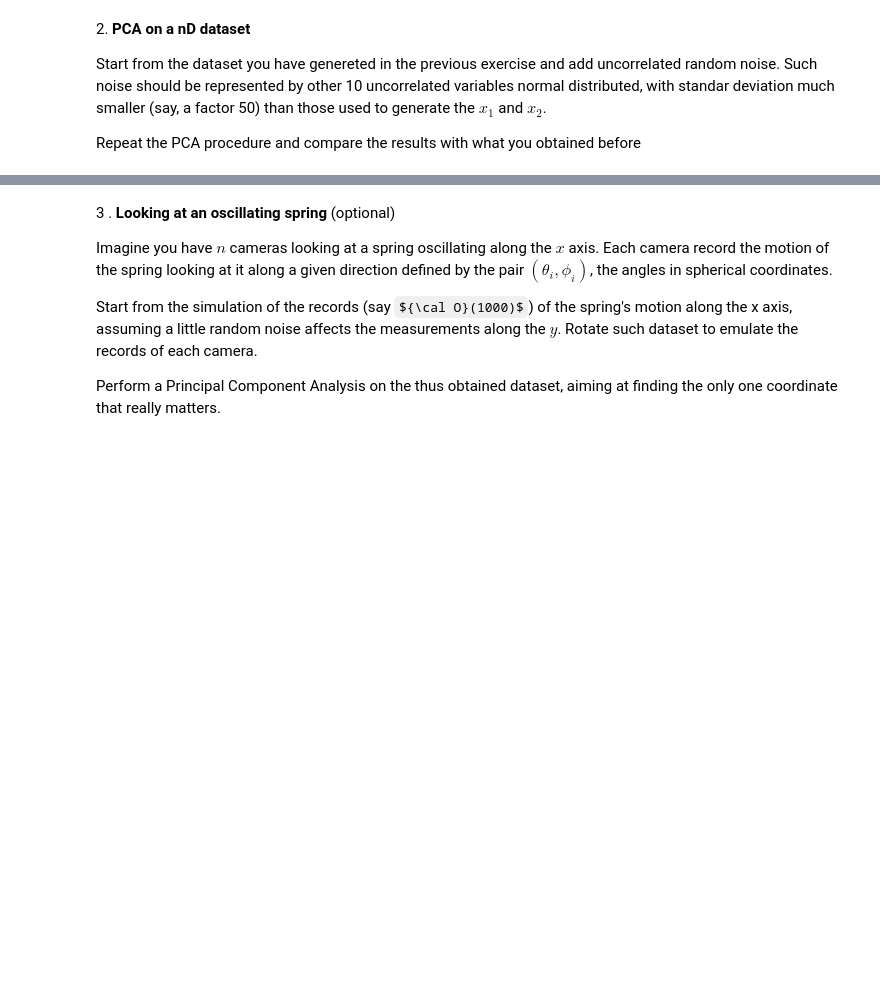
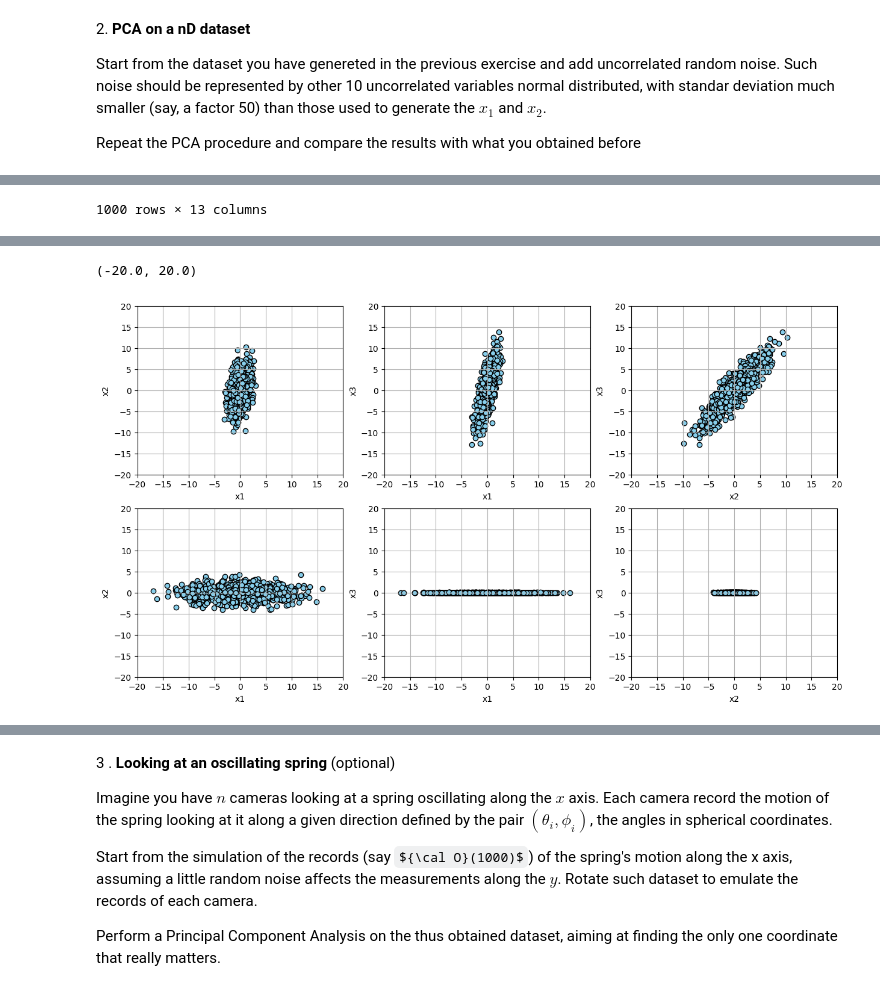
Before and after one commit to elenaniero/LaboratoryOfComputationalPhysics_Y8, a Jupyter notebook: 08ex_LinearAlgebra.ipynb, the cells around one changed output, grey strips where cells are left out. Drawn from its saved outputs; the diff is of its cells as text; code cells hidden in the pictures; some formulas as TeX source; blank space fills up the shorter version.

```diff
--- a/08ex_LinearAlgebra.ipynb
+++ b/08ex_LinearAlgebra.ipynb
@@ -116,3 +275,77 @@ Lambda trace(): 28.723162117674743
 Start from the dataset you have genereted in the previous exercise and add uncorrelated random noise. Such noise should be represented by other 10 uncorrelated variables normal distributed, with standar deviation much smaller (say, a factor 50) than those used to generate the $x_1$ and $x_2$.
 
 Repeat the PCA procedure and compare the results with what you obtained before
+# %%
+import scipy.linalg as la
+npr.seed(123)
+
+noise = [npr.normal(0, 1/50,1000) for i in range(10)]
+df = pd.DataFrame({ })
+df['x1'] = npr.normal(0, 1, 1000)
+df['x2'] = df['x1'] + npr.normal(0, 3, 1000)
+df['x3'] = 2*df['x1'] + df['x2']
+for i in range(10):
+    df[f'{i}'] = noise[i]
+display(df)
+
+means = df.describe().iloc[1, :]
+print(means)
+df0 = df - means
+print(df0)
+
+U, spectrum, Vt = la.svd(df0.T)
+print('eigenvalues: ', spectrum**2/999 )
+print('eigenvectors: ', U)
+
+xp = np.dot(U.T, df0.T)
+print(xp)
+gridsize = (2,3)
+fig = plt.figure(figsize=(15, 8))
+ax1 = plt.subplot2grid(gridsize, (0,0), colspan=1, rowspan=1, )
+ax1.scatter(df0['x1'], df0['x2'], marker = 'o', c = 'skyblue', edgecolor = 'black')
+ax1.grid()
+ax1.set_xlabel('x1')
+ax1.set_ylabel('x2')
+ax1.set_xlim(-20,20)
+ax1.set_ylim(-20,20)
+
+ax2 = plt.subplot2grid(gridsize, (0,1), rowspan=1, colspan=1)
+ax2.scatter(df0['x1'], df0['x3'], marker = 'o', c = 'skyblue', edgecolor = 'black')
+ax2.grid()
+ax2.set_xlabel('x1')
+ax2.set_ylabel('x3')
+ax2.set_xlim(-20,20)
+ax2.set_ylim(-20,20)
+
+ax3 = plt.subplot2grid(gridsize, (0,2), rowspan=1, colspan=1)
+ax3.scatter(df0['x2'], df0['x3'], marker = 'o', c = 'skyblue', edgecolor = 'black')
+ax3.grid()
+ax3.set_xlabel('x2')
+ax3.set_ylabel('x3')
+ax3.set_xlim(-20,20)
+ax3.set_ylim(-20,20)
+
+ax4 = plt.subplot2grid(gridsize, (1,0), rowspan=1, colspan=1)
+ax4.scatter(xp[0, :], xp[1, :], marker = 'o', c = 'skyblue', edgecolor = 'black')
+ax4.grid()
+ax4.set_xlabel('x1')
+ax4.set_ylabel('x2')
+ax4.set_xlim(-20,20)
+ax4.set_ylim(-20,20)
+
+ax5 = plt.subplot2grid(gridsize, (1,1), rowspan=1, colspan=1)
+ax5.scatter(xp[0, :], xp[2,:], marker = 'o', c = 'skyblue', edgecolor = 'black')
+ax5.grid()
+ax5.set_xlabel('x1')
+ax5.set_ylabel('x3')
+ax5.set_xlim(-20,20)
+ax5.set_ylim(-20,20)
+
+ax6 = plt.subplot2grid(gridsize, (1,2), rowspan=1, colspan=1)
+ax6.scatter(xp[1, :], xp[2, :], marker = 'o', c = 'skyblue', edgecolor = 'black')
+ax6.grid()
+ax6.set_xlabel('x2')
+ax6.set_ylabel('x3')
+ax6.set_xlim(-20,20)
+ax6.set_ylim(-20,20)
+# %% [output]
@@ -118,0 +364 @@ Repeat the PCA procedure and compare the results with what you obtained before
+1000 rows × 13 columns
@@ -119,3 +382,5 @@ Repeat the PCA procedure and compare the results with what you obtained before
+(-20.0, 20.0)
+[figure, added]
 # %%
 npr.seed(400)
 n = 1000
```
Also changed, not shown: parts of 4 cells of this notebook, 1 other file.
